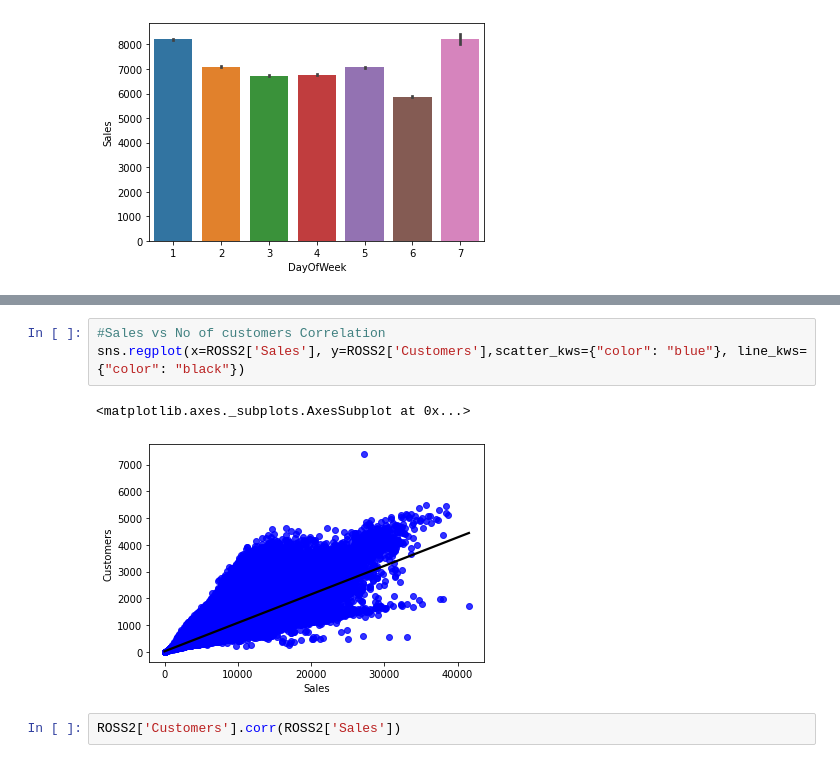
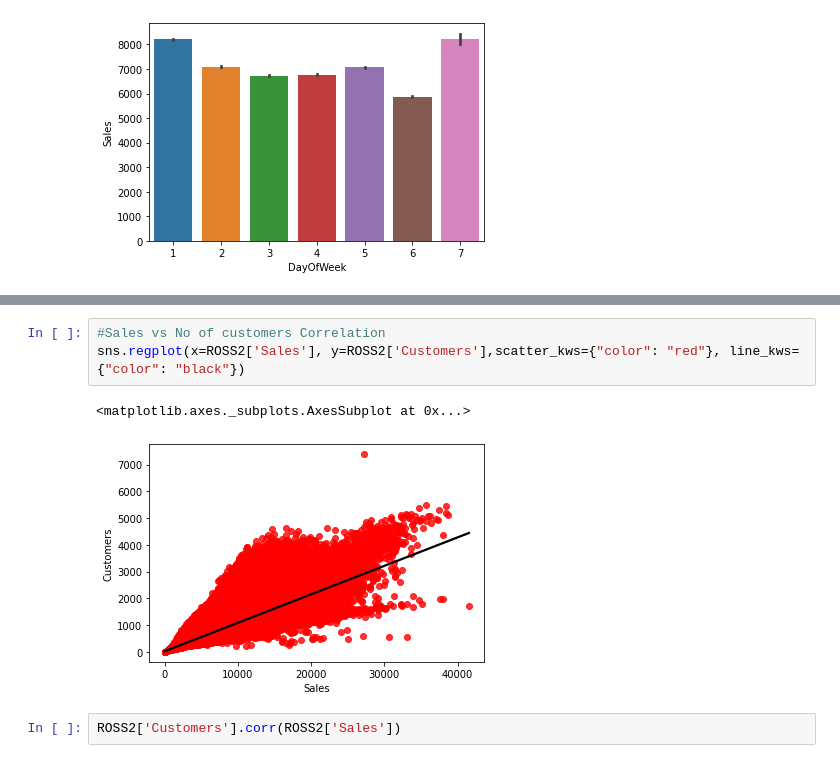
Before and after one commit to DrKamaleshR/Supervised-ML-regression, a Jupyter notebook: Rossmann_Sales_Prediction_Capstone_Project.ipynb, the cells around one changed output, grey strips where cells are left out. Cells and saved outputs as stored; diff of their text form.

```diff
--- a/Rossmann_Sales_Prediction_Capstone_Project.ipynb
+++ b/Rossmann_Sales_Prediction_Capstone_Project.ipynb
@@ -505,10 +505,10 @@ ROSS2.head()
 | 4 | 5 | 5 | 2015-07-31 | 4822 | 559 | 1 | 0 | 1 | 0 | ... |
 # %%
 #Sales vs No of customers Correlation
-sns.regplot(x=ROSS2['Sales'], y=ROSS2['Customers'],scatter_kws={"color": "blue"}, line_kws={"color": "black"})
+sns.regplot(x=ROSS2['Sales'], y=ROSS2['Customers'],scatter_kws={"color": "red"}, line_kws={"color": "black"})
 # %% [output]
 <matplotlib.axes._subplots.AxesSubplot at 0x...>
-[figure, old version]
+[figure, new version]
 # %%
 ROSS2['Customers'].corr(ROSS2['Sales'])
 # %% [output]
```
Also changed, not shown: parts of 6 cells of this notebook.
